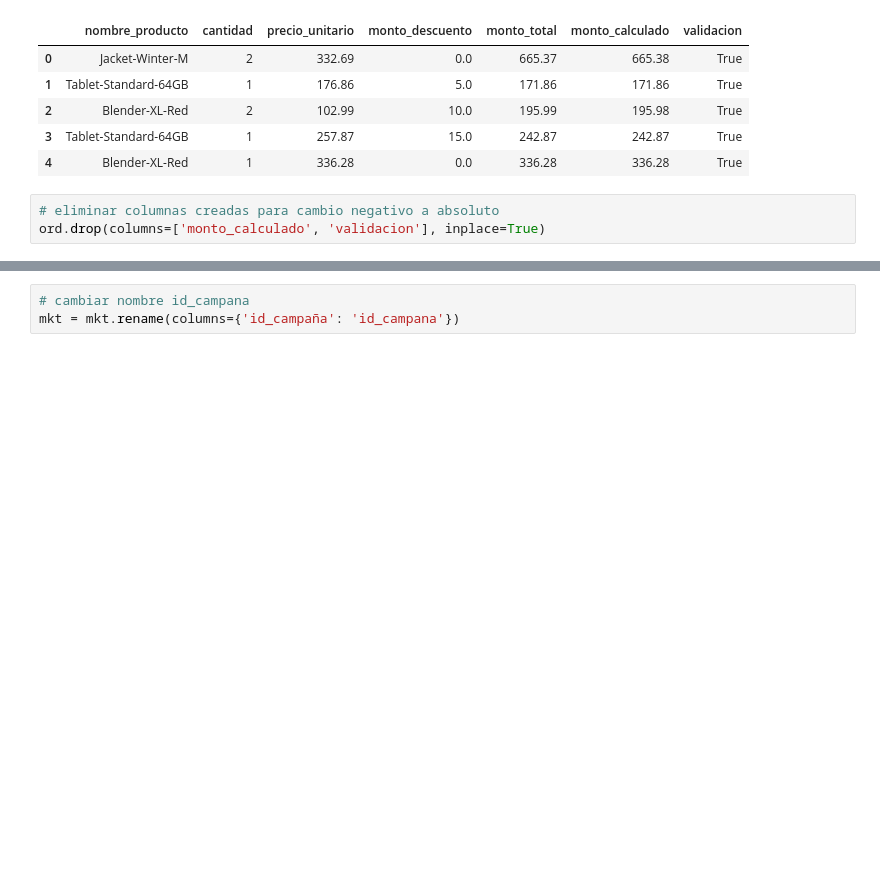
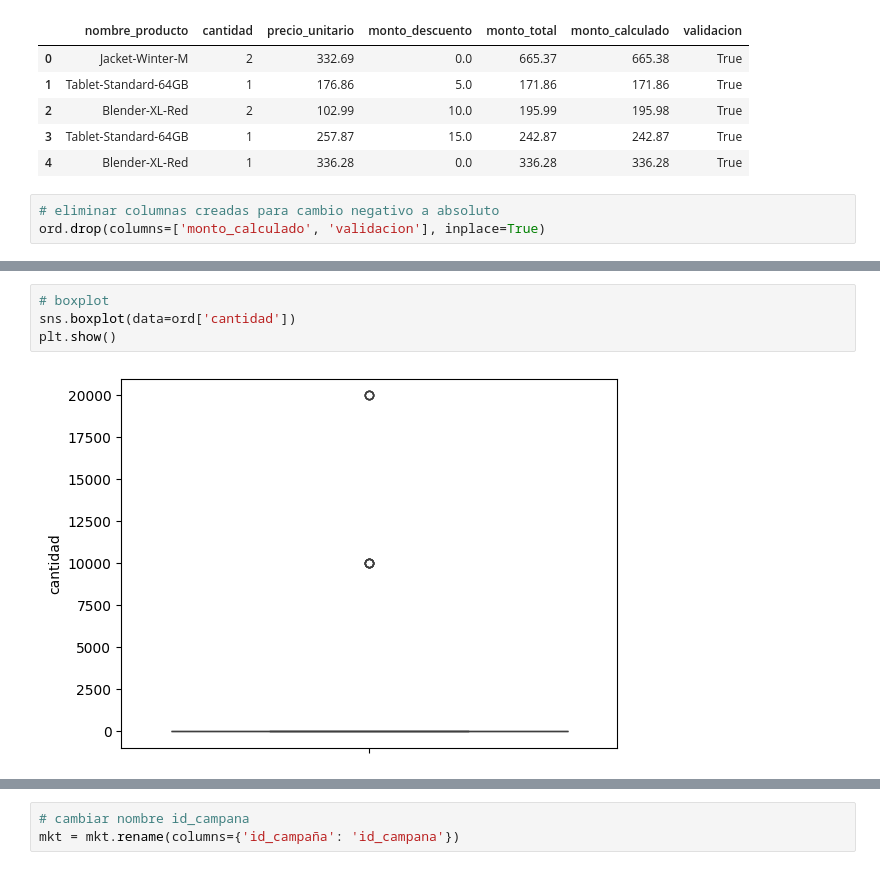
Before and after one commit to FithoGerardo/RappiPlus-Data-cleaning-and-analysis, a Jupyter notebook: notebooks/GerardoOlm-rappiplus_project.ipynb, the cells around one changed output, grey strips where cells are left out. Saved outputs shown, nothing was run; the diff lists cells and outputs as text; blank space fills up the shorter version.

```diff
--- a/notebooks/GerardoOlm-rappiplus_project.ipynb
+++ b/notebooks/GerardoOlm-rappiplus_project.ipynb
@@ -576,0 +644,6 @@ ord.drop(columns=['monto_calculado', 'validacion'], inplace=True)
+# %%
+# boxplot
+sns.boxplot(data=ord['cantidad'])
+plt.show()
+# %% [output]
+[figure, added]
```
Also changed, not shown: parts of 7 cells of this notebook.
